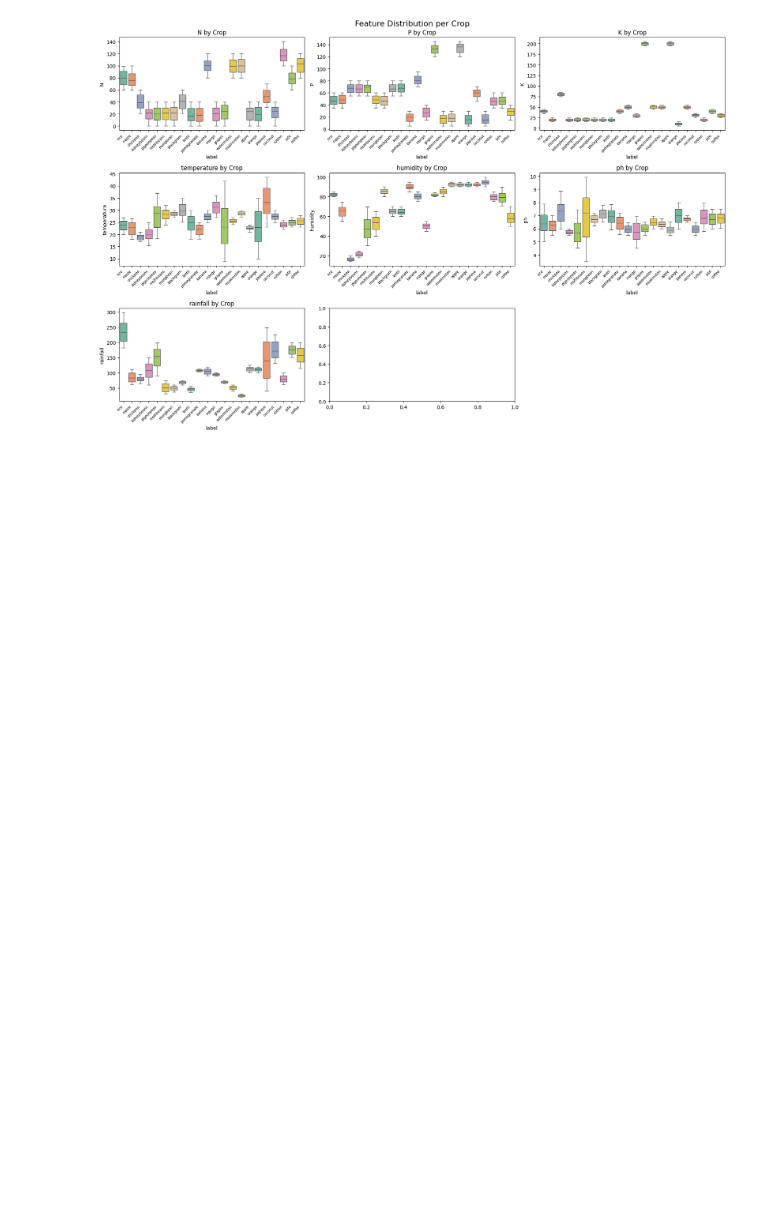
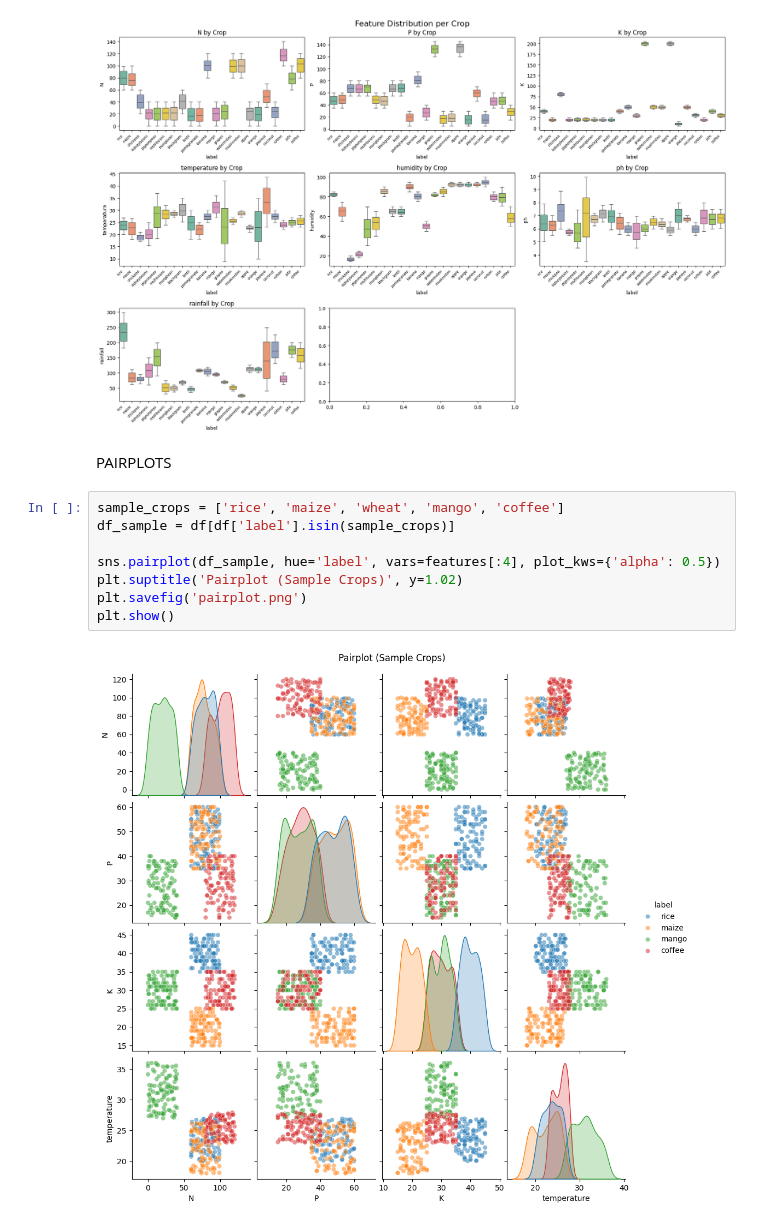
Before and after one commit to mriyazashliya03/Crop-Recommendation-System-using-ML, a Jupyter notebook: data_preprocessed.ipynb, the cells around one changed output. Drawn from its saved outputs; the diff is of its cells as text; blank space fills up the shorter version.

Commit message:
added code for generating pairplots between each crop

```diff
--- a/data_preprocessed.ipynb
+++ b/data_preprocessed.ipynb
@@ -131,3 +131,15 @@ plt.savefig('boxplots_per_crop.png')
 plt.show()
 # %% [output]
 [figure]
+# %% [markdown]
+PAIRPLOTS
+# %%
+sample_crops = ['rice', 'maize', 'wheat', 'mango', 'coffee']
+df_sample = df[df['label'].isin(sample_crops)]
+
+sns.pairplot(df_sample, hue='label', vars=features[:4], plot_kws={'alpha': 0.5})
+plt.suptitle('Pairplot (Sample Crops)', y=1.02)
+plt.savefig('pairplot.png')
+plt.show()
+# %% [output]
+[figure, added]
```
Also changed, not shown: 1 other file.
